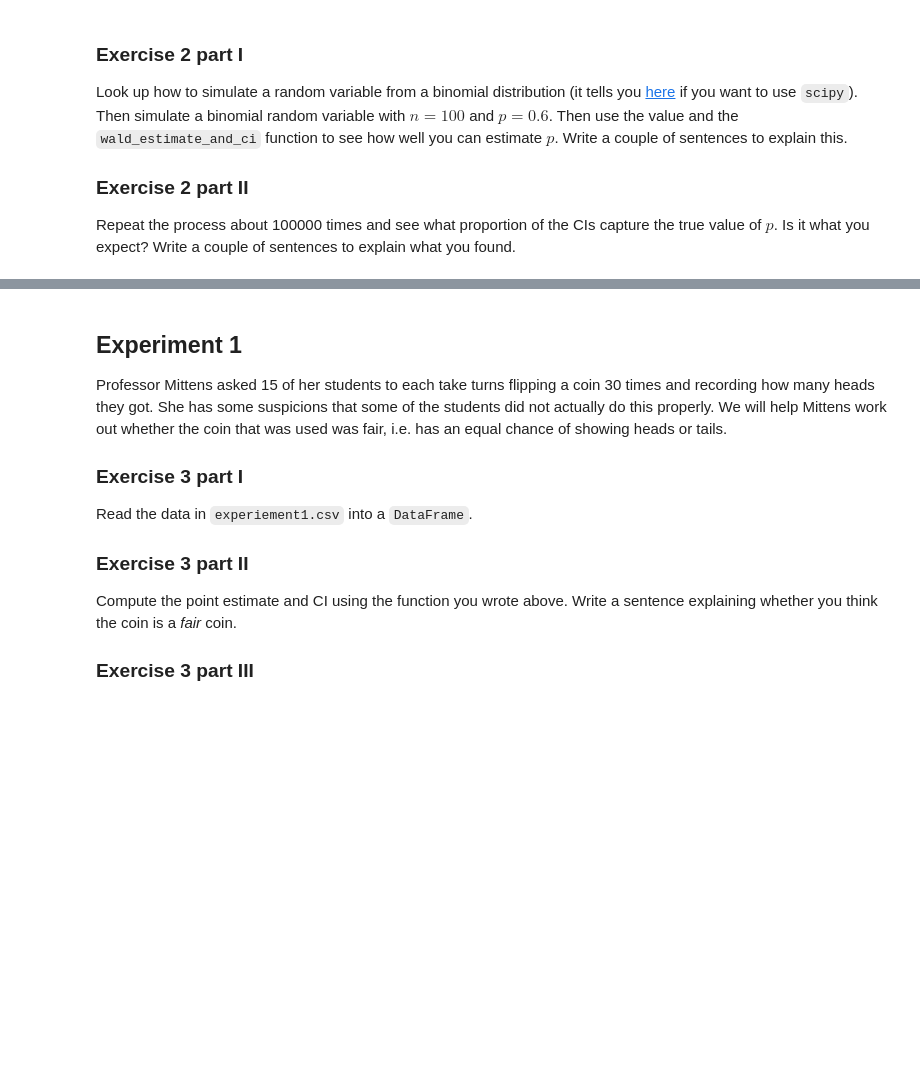
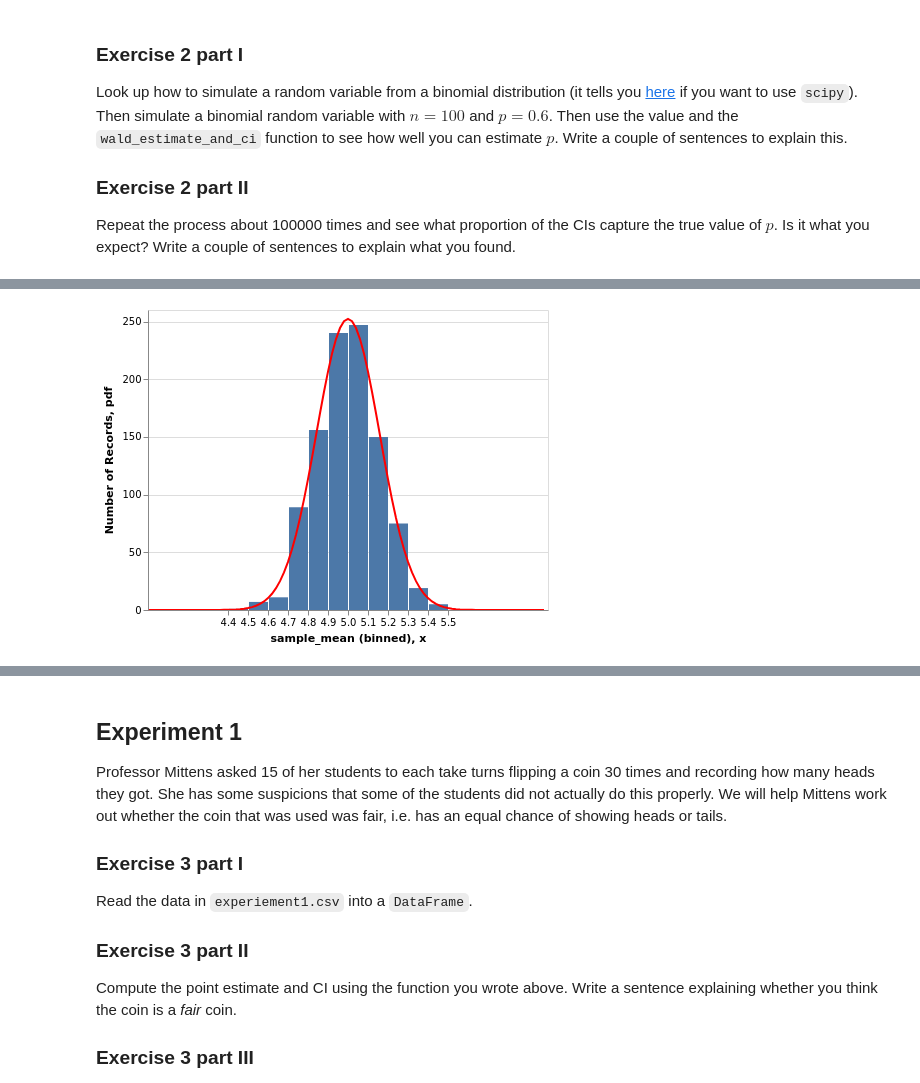
Before and after one commit to aezarebski/aas-extended-examples, a Jupyter notebook: example-1-answers.ipynb, the cells around one changed output, grey strips where cells are left out. Saved outputs shown, nothing was run; the diff lists cells and outputs as text; code cells hidden in the pictures; blank space fills up the shorter version.

```diff
--- a/example-1-answers.ipynb
+++ b/example-1-answers.ipynb
@@ -66,0 +80,32 @@ reduce(lambda a, b: a + 1 if b else a, p_in_ci_bools, 0) / 100000
+# %%
+sample_size = 1000
+num_replicates = 1000
+
+sample_means = [stats.expon.rvs(scale = 5, size = sample_size).mean() for _ in range(num_replicates)]
+
+plot_df = pd.DataFrame({"sample_mean": sample_means})
+
+mesh_size = 100
+x_vals = [0.02 * ix + 4 for ix in range(0,mesh_size)]
+
+clt_scale = 5 / math.sqrt(sample_size)
+
+clt_pdf = [mesh_size * stats.norm.pdf(x, loc = 5, scale = clt_scale) for x in x_vals]
+clt_df = pd.DataFrame({"x": x_vals, "pdf": clt_pdf})
+# %%
+data_hist = (alt
+                .Chart(plot_df)
+                .mark_bar()
+                .encode(x = alt.X("sample_mean:Q",
+                                  bin = alt.BinParams(step = 0.1)),
+                        y = alt.Y("count()")))
+
+clt_line = (alt
+               .Chart(clt_df)
+               .mark_line(color = "red")
+               .encode(x = "x",
+                       y = "pdf"))
+
+data_hist + clt_line
+# %% [output]
+[figure, added]
```
Also changed, not shown: parts of 6 cells of this notebook.
